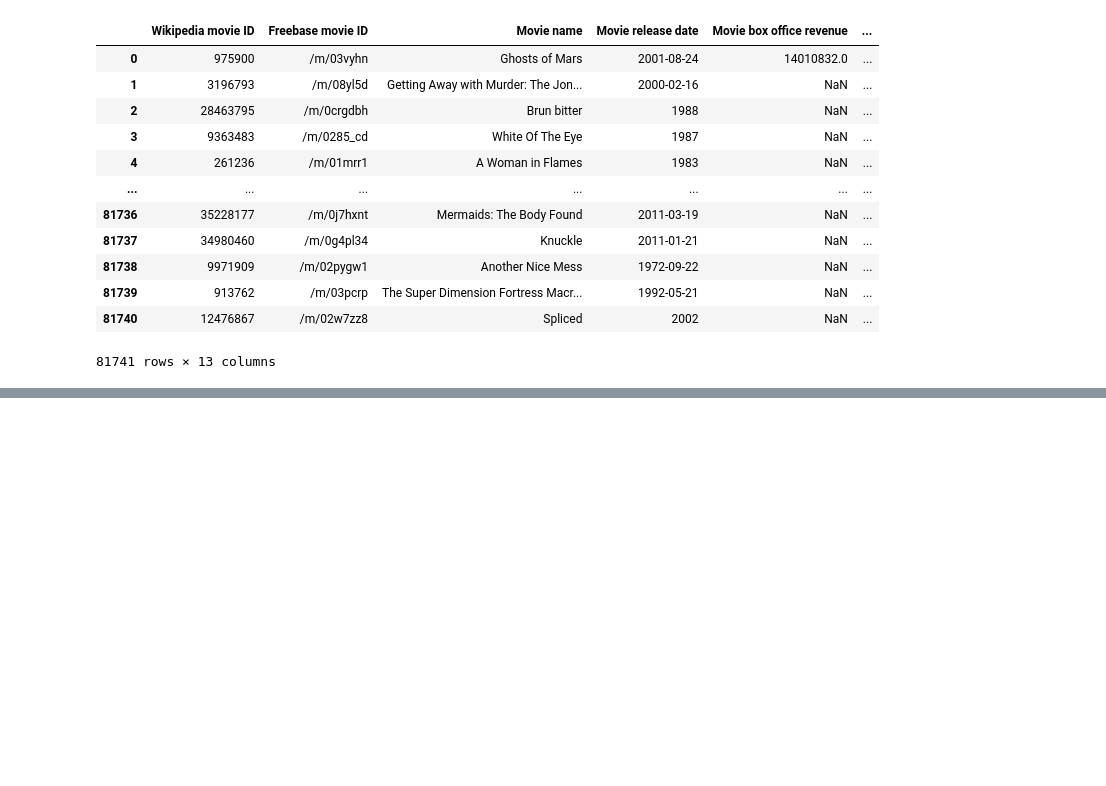
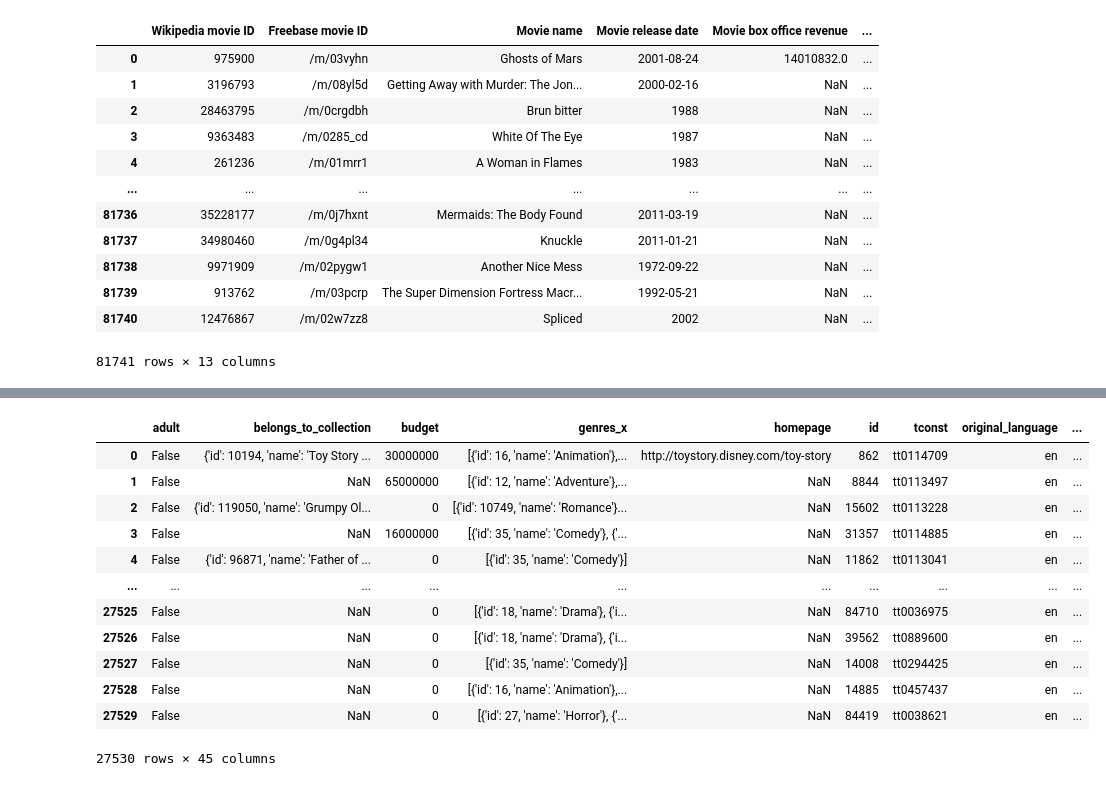
Before and after one commit to epfl-ada/ada-2022-project-datajugglers, a Jupyter notebook: Project_2.ipynb, the cells around one changed output, grey strips where cells are left out. Saved outputs shown, nothing was run; the diff lists cells and outputs as text; code cells hidden in the pictures; blank space fills up the shorter version.

```diff
--- a/Project_2.ipynb
+++ b/Project_2.ipynb
@@ -296,0 +350,18 @@ df_character_movie = df_movie.merge(df_character, how ='inner', on=['Wikipedia m
+# %%
+df_movies_test_prime = df_movies_test.merge(df_movie, how ='inner', on=['Movie name'])
+# %%
+df_movies_test_prime
+# %% [output]
+|  | adult | belongs_to_collection | budget | genres_x | homepage | id | tconst | original_language | ... |
+| 0 | False | {'id': 10194, 'name': 'Toy Story ... | 30000000 | [{'id': 16, 'name': 'Animation'},... | http://toystory.disney.com/toy-story | 862 | tt0114709 | en | ... |
+| 1 | False | NaN | 65000000 | [{'id': 12, 'name': 'Adventure'},... | NaN | 8844 | tt0113497 | en | ... |
+| 2 | False | {'id': 119050, 'name': 'Grumpy Ol... | 0 | [{'id': 10749, 'name': 'Romance'}... | NaN | 15602 | tt0113228 | en | ... |
+| 3 | False | NaN | 16000000 | [{'id': 35, 'name': 'Comedy'}, {'... | NaN | 31357 | tt0114885 | en | ... |
+| 4 | False | {'id': 96871, 'name': 'Father of ... | 0 | [{'id': 35, 'name': 'Comedy'}] | NaN | 11862 | tt0113041 | en | ... |
+| ... | ... | ... | ... | ... | ... | ... | ... | ... | ... |
+| 27525 | False | NaN | 0 | [{'id': 18, 'name': 'Drama'}, {'i... | NaN | 84710 | tt0036975 | en | ... |
+| 27526 | False | NaN | 0 | [{'id': 18, 'name': 'Drama'}, {'i... | NaN | 39562 | tt0889600 | en | ... |
+| 27527 | False | NaN | 0 | [{'id': 35, 'name': 'Comedy'}] | NaN | 14008 | tt0294425 | en | ... |
+| 27528 | False | NaN | 0 | [{'id': 16, 'name': 'Animation'},... | NaN | 14885 | tt0457437 | en | ... |
+| 27529 | False | NaN | 0 | [{'id': 27, 'name': 'Horror'}, {'... | NaN | 84419 | tt0038621 | en | ... |
+27530 rows × 45 columns
```
Also changed, not shown: parts of 33 cells of this notebook.
